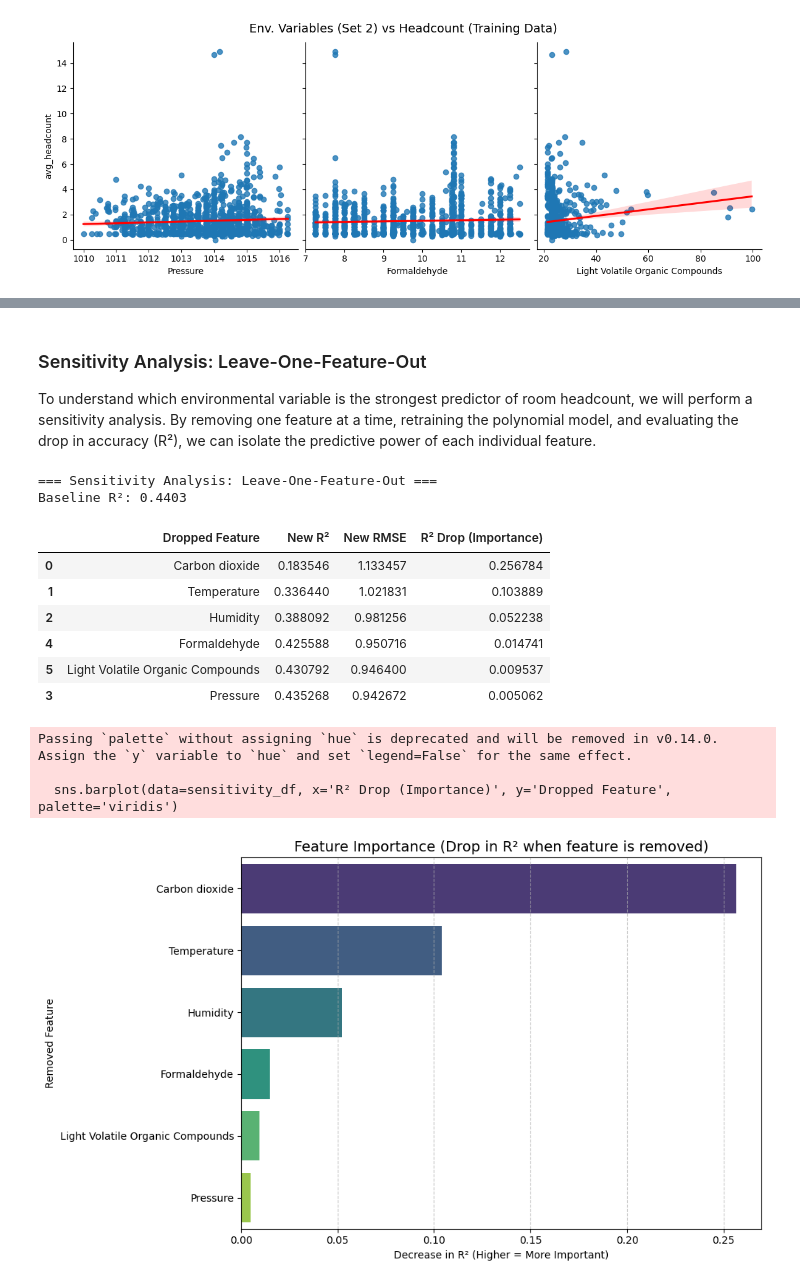
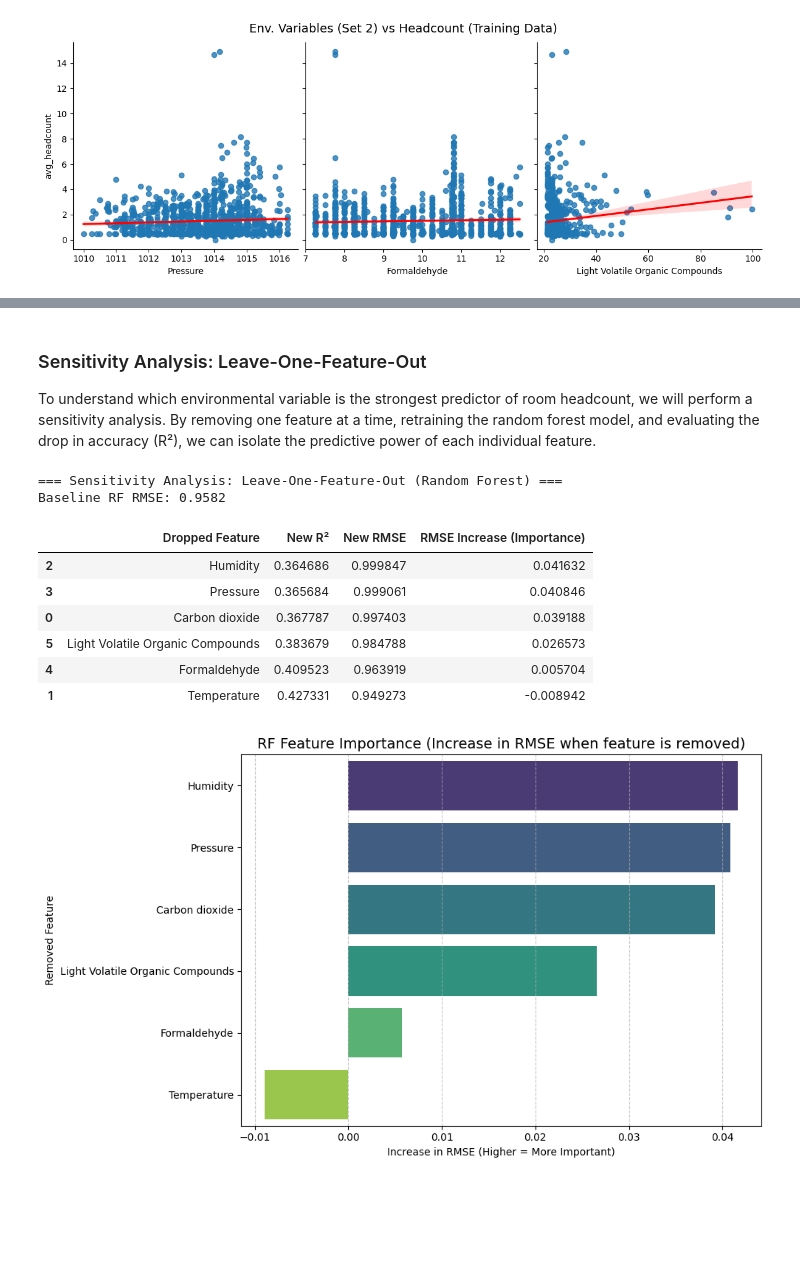
Before and after one commit to HarperVicic/MMA3001-Project, a Jupyter notebook: Data_Input.ipynb, the cells around one changed output, grey strips where cells are left out. Saved outputs shown, nothing was run; the diff lists cells and outputs as text; code cells hidden in the pictures; blank space fills up the shorter version.

Commit message:
Sensitivity analysis completed.

```diff
--- a/Data_Input.ipynb
+++ b/Data_Input.ipynb
@@ -777,8 +777,9 @@ print(f"Mean Absolute Error (MAE):      {mae:.4f}")
 print(f"R² Score:                       {r2:.4f}")
 
 # 5. Visualize Baseline Model Fit
-# Generate predictions for the entire complete overlap dataset
-y_full_pred = poly_model.predict(X)
+# Generate predictions for the entire complete overlap dataset by explicitly using train_data features
+features = ['Carbon dioxide', 'Temperature', 'Humidity', 'Pressure', 'Formaldehyde', 'Light Volatile Organic Compounds']
+y_full_pred = poly_model.predict(train_data[features])
 
 # Create a plot overlaying the predicted curve on the actual headcount data
 plt.figure(figsize=(14, 6))
@@ -865,14 +1087,17 @@ plt.show()
 # %% [markdown]
 ### Sensitivity Analysis: Leave-One-Feature-Out
 
-To understand which environmental variable is the strongest predictor of room headcount, we will perform a sensitivity analysis. By removing one feature at a time, retraining the polynomial model, and evaluating the drop in accuracy (R²), we can isolate the predictive power of each individual feature.
+To understand which environmental variable is the strongest predictor of room headcount, we will perform a sensitivity analysis. By removing one feature at a time, retraining the random forest model, and evaluating the drop in accuracy (R²), we can isolate the predictive power of each individual feature.
 # %%
 import pandas as pd
+import numpy as np
 import matplotlib.pyplot as plt
 import seaborn as sns
+from sklearn.ensemble import RandomForestRegressor
+from sklearn.metrics import mean_squared_error, r2_score
 
-print("=== Sensitivity Analysis: Leave-One-Feature-Out ===")
-print(f"Baseline R²: {r2:.4f}\n")
+print("=== Sensitivity Analysis: Leave-One-Feature-Out (Random Forest) ===")
+print(f"Baseline RF RMSE: {rmse_rf:.4f}\n")
 
 sensitivity_results = []
 
@@ -880,55 +1105,48 @@ sensitivity_results = []
 for feature in features:
     # Create reduced datasets
     X_train_reduced = X_train.drop(columns=[feature])
     X_test_reduced = X_test.drop(columns=[feature])
 
     # Define and train the reduced model
-    reduced_model = Pipeline([
-        ('scaler', StandardScaler()),
-        ('poly', PolynomialFeatures(degree=2, include_bias=False)),
-        ('linear', LinearRegression())
-    ])
+    reduced_model = RandomForestRegressor(n_estimators=100, random_state=42)
     reduced_model.fit(X_train_reduced, y_train)
 
     # Evaluate the reduced model
     y_pred_reduced = reduced_model.predict(X_test_reduced)
     r2_reduced = r2_score(y_test, y_pred_reduced)
     rmse_reduced = np.sqrt(mean_squared_error(y_test, y_pred_reduced))
 
-    # Calculate the impact (larger R2 drop means the feature was more important)
-    r2_drop = r2 - r2_reduced
+    # Calculate the impact (larger RMSE increase means the feature was more important)
+    rmse_increase = rmse_reduced - rmse_rf
 
     sensitivity_results.append({
         'Dropped Feature': feature,
         'New R²': r2_reduced,
         'New RMSE': rmse_reduced,
-        'R² Drop (Importance)': r2_drop
+        'RMSE Increase (Importance)': rmse_increase
     })
 
 # Format and display the results
-sensitivity_df = pd.DataFrame(sensitivity_results).sort_values(by='R² Drop (Importance)', ascending=False)
+sensitivity_df = pd.DataFrame(sensitivity_results).sort_values(by='RMSE Increase (Importance)', ascending=False)
 display(sensitivity_df)
 
 # Visualize the feature importance
 plt.figure(figsize=(10, 6))
-sns.barplot(data=sensitivity_df, x='R² Drop (Importance)', y='Dropped Feature', hue='Dropped Feature', palette='viridis', legend=False)
-plt.title('Feature Importance (Drop in R² when feature is removed)', fontsize=14)
-plt.xlabel('Decrease in R² (Higher = More Important)')
+sns.barplot(data=sensitivity_df, x='RMSE Increase (Importance)', y='Dropped Feature', hue='Dropped Feature', palette='viridis', legend=False)
+plt.title('RF Feature Importance (Increase in RMSE when feature is removed)', fontsize=14)
+plt.xlabel('Increase in RMSE (Higher = More Important)')
 plt.ylabel('Removed Feature')
 plt.grid(axis='x', linestyle='--', alpha=0.7)
 plt.tight_layout()
 plt.show()
 # %% [output]
-=== Sensitivity Analysis: Leave-One-Feature-Out ===
-Baseline R²: 0.4403
+=== Sensitivity Analysis: Leave-One-Feature-Out (Random Forest) ===
+Baseline RF RMSE: 0.9582
-|  | Dropped Feature | New R² | New RMSE | R² Drop (Importance) |
-| 0 | Carbon dioxide | 0.183546 | 1.133457 | 0.256784 |
-| 1 | Temperature | 0.336440 | 1.021831 | 0.103889 |
-| 2 | Humidity | 0.388092 | 0.981256 | 0.052238 |
-| 4 | Formaldehyde | 0.425588 | 0.950716 | 0.014741 |
-| 5 | Light Volatile Organic Compounds | 0.430792 | 0.946400 | 0.009537 |
-| 3 | Pressure | 0.435268 | 0.942672 | 0.005062 |
+|  | Dropped Feature | New R² | New RMSE | RMSE Increase (Importance) |
+| 2 | Humidity | 0.364686 | 0.999847 | 0.041632 |
+| 3 | Pressure | 0.365684 | 0.999061 | 0.040846 |
+| 0 | Carbon dioxide | 0.367787 | 0.997403 | 0.039188 |
+| 5 | Light Volatile Organic Compounds | 0.383679 | 0.984788 | 0.026573 |
+| 4 | Formaldehyde | 0.409523 | 0.963919 | 0.005704 |
+| 1 | Temperature | 0.427331 | 0.949273 | -0.008942 |
-Passing `palette` without assigning `hue` is deprecated and will be removed in v0.14.0. Assign the `y` variable to `hue` and set `legend=False` for the same effect.
-
-  sns.barplot(data=sensitivity_df, x='R² Drop (Importance)', y='Dropped Feature', palette='viridis')
-[figure, old version]
+[figure, new version]
```
Also changed, not shown: parts of 31 cells of this notebook.
